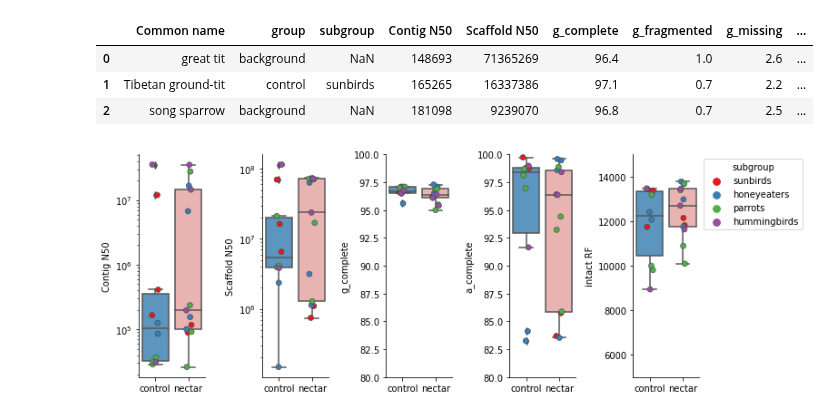
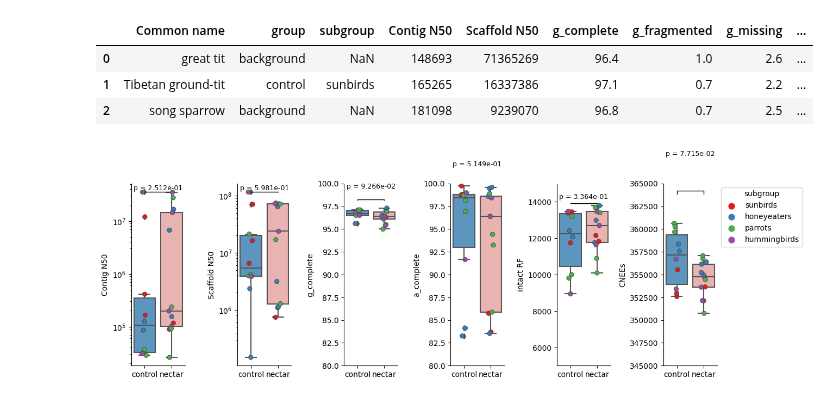
Before and after one commit to osipovarev/absrel, a Jupyter notebook: absrel_analysis.ipynb, the cells around one changed output. Saved outputs shown, nothing was run; the diff lists cells and outputs as text; code cells hidden in the pictures.

Commit message:
backed up changes from Tue Jun  3 12:58:12 EDT 2025 in the project /Users/osipova/Documents/LabDocs/NectarivoryProject/absrel

```diff
--- a/absrel_analysis.ipynb
+++ b/absrel_analysis.ipynb
@@ -628,42 +628,58 @@ df.head(3)
 | 1 | Tibetan ground-tit | control | sunbirds | 165265 | 16337386 | 97.1 | 0.7 | 2.2 | ... |
 | 2 | song sparrow | background | NaN | 181098 | 9239070 | 96.8 | 0.7 | 2.5 | ... |
 # %%
-stats = ['Contig N50', 'Scaffold N50', 'g_complete', 'a_complete', 'intact RF']
+stats = ['Contig N50', 'Scaffold N50', 'g_complete', 'a_complete', 'intact RF', 'CNEEs']
 
-fig, axes = plt.subplots(1, len(stats), figsize=(2.2*len(stats), 4))
+fig, axes = plt.subplots(1, len(stats), figsize=(2.2*len(stats), 4.5))
 p = ['#4b99d0', '#f2aaa8']
 sns.set_palette(p)
 
 p_4colors = ['#e41a1c', '#377eb8', '#4daf4a', '#984ea3']
 
 for i in range(len(stats)):
     axi = axes[i]
     s = stats[i]
     dfi = df[df['group'] != 'background']
 
     sns.boxplot(ax=axi, data=dfi, y=s, x='group')
     sns.stripplot(ax=axi, data=dfi, y=s, x='group', hue='subgroup', s=6, linewidth=.6, palette=p_4colors)
 
-    # adjust axes
+
+    # Subset for nectar and control
+    data1 = dfi[dfi['group'] == 'nectar'][s]
+    data2 = dfi[dfi['group'] == 'control'][s]
+
+    # Perform Mann–Whitney U test
+    stat, pval = mannwhitneyu(data1, data2, alternative='two-sided')
+
+    # Add bar and p-value
+    y_max = max(dfi[s]) * 1.01
+    axi.plot([0, 0, 1, 1], [y_max * 0.999, y_max, y_max, y_max * 0.999], lw=1, color='black')
+    axi.text(0.5, y_max * 1.01, f"p = {pval:.3e}", ha='center', va='bottom', fontsize=9)
+
+    # Adjust axes
     axi.set_xlabel('')
     if s.endswith('N50'):
         axi.set(yscale="log")
     elif s.endswith('complete'):
         axi.set_ylim(80, 100)
-    else:
+    elif s.endswith('RF'):
         axi.set_ylim(5000, 15000)
+    elif s == 'CNEEs':
+        axi.set_ylim(345000, 365000)
+
 
     # adjust legend
-    if i != 4:
+    if i != 5:
         axi.get_legend().set_visible(False)
     else:
         sns.move_legend(axi, "upper left", bbox_to_anchor=(1, 1))
 
 
 sns.despine(bottom=False, left=False)
 fig.tight_layout()
 
 pdf_name = 'assembly_stats.nectar_vs_control.pdf'
 # fig.savefig(dir_path + pdf_name, bbox_inches='tight')
 # %% [output]
-[figure, old version]
+[figure, new version]
```
